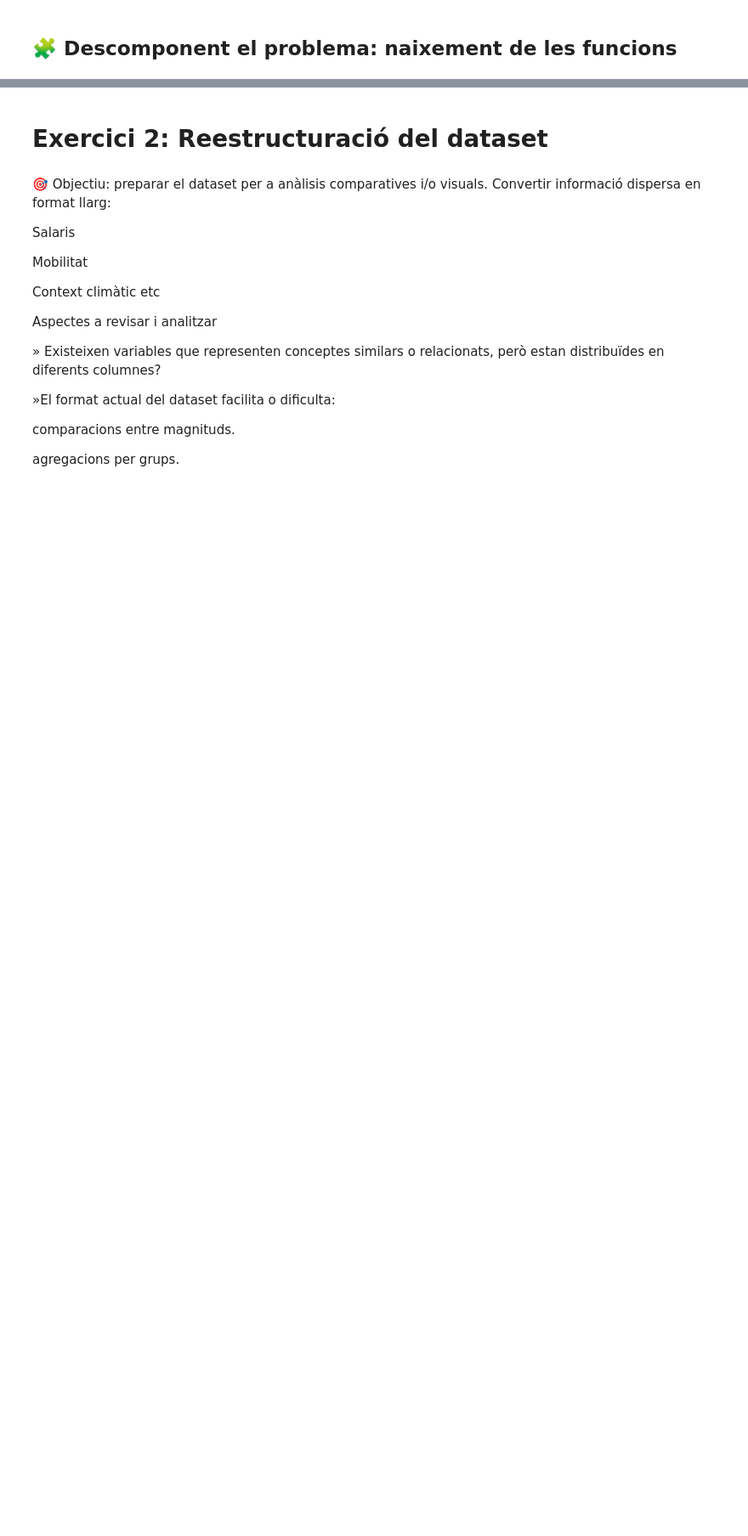
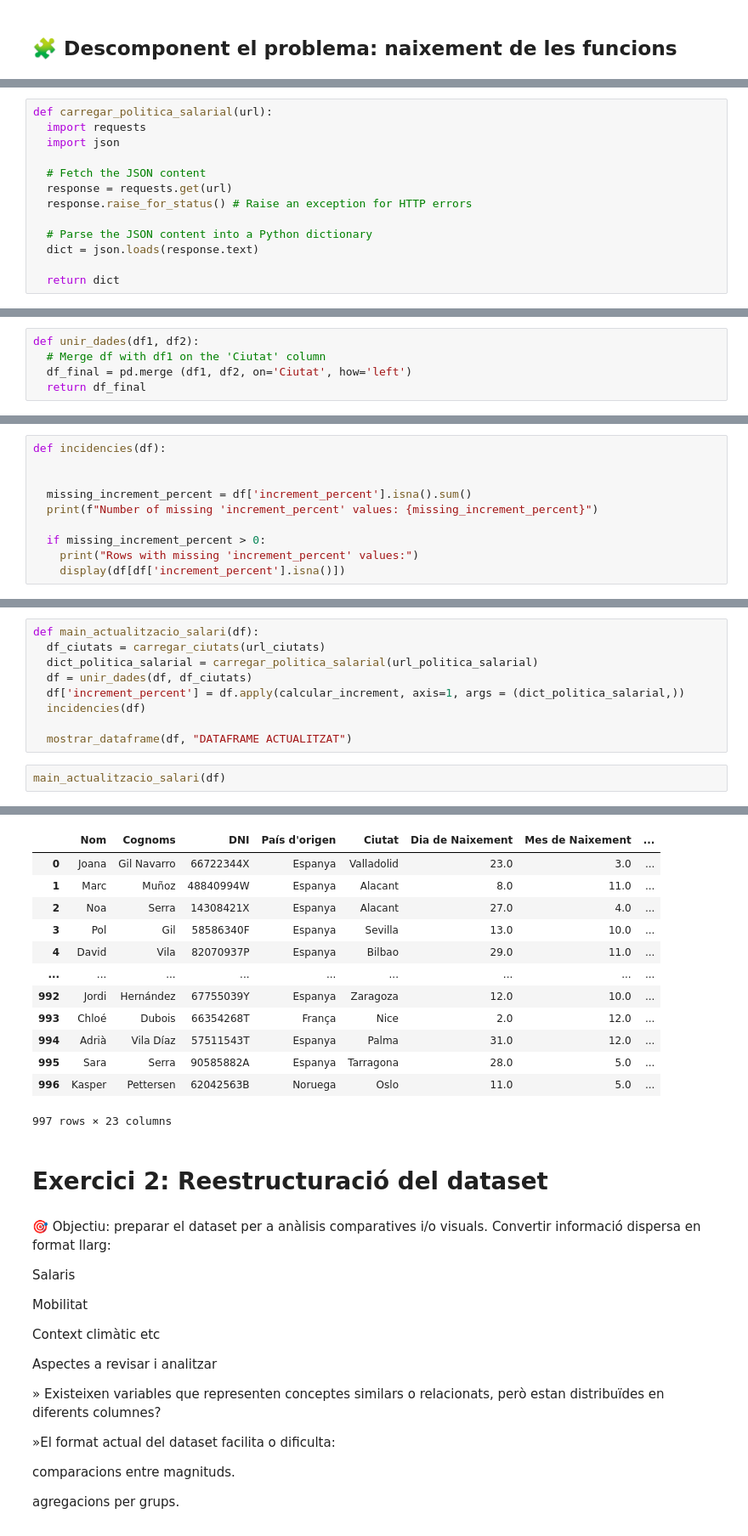
Before and after one commit to roser740/Data-Analytics, a Jupyter notebook: TASQUES S8/TS8_01_roser_carrera.ipynb, the cells around one changed output, grey strips where cells are left out. Shown at 85% size. Cells and saved outputs as stored; diff of their text form; blank space fills up the shorter version.

```diff
--- a/TASQUES S8/TS8_01_roser_carrera.ipynb
+++ b/TASQUES S8/TS8_01_roser_carrera.ipynb
@@ -907,0 +912,13 @@ df = pd.read_excel(url, header=3, index_col=0)
+# %%
+def carregar_politica_salarial(url):
+  import requests
+  import json
+
+  # Fetch the JSON content
+  response = requests.get(url)
+  response.raise_for_status() # Raise an exception for HTTP errors
+
+  # Parse the JSON content into a Python dictionary
+  dict = json.loads(response.text)
+
+  return dict
@@ -907,0 +927,5 @@ df = pd.read_excel(url, header=3, index_col=0)
+# %%
+def unir_dades(df1, df2):
+  # Merge df with df1 on the 'Ciutat' column
+  df_final = pd.merge (df1, df2, on='Ciutat', how='left')
+  return df_final
@@ -907,0 +990,10 @@ df = pd.read_excel(url, header=3, index_col=0)
+# %%
+def incidencies(df):
+
+
+  missing_increment_percent = df['increment_percent'].isna().sum()
+  print(f"Number of missing 'increment_percent' values: {missing_increment_percent}")
+
+  if missing_increment_percent > 0:
+    print("Rows with missing 'increment_percent' values:")
+    display(df[df['increment_percent'].isna()])
@@ -907,0 +1002,12 @@ df = pd.read_excel(url, header=3, index_col=0)
+# %%
+def main_actualitzacio_salari(df):
+  df_ciutats = carregar_ciutats(url_ciutats)
+  dict_politica_salarial = carregar_politica_salarial(url_politica_salarial)
+  df = unir_dades(df, df_ciutats)
+  df['increment_percent'] = df.apply(calcular_increment, axis=1, args = (dict_politica_salarial,))
+  incidencies(df)
+
+  mostrar_dataframe(df, "DATAFRAME ACTUALITZAT")
+# %%
+main_actualitzacio_salari(df)
+# %% [output]
@@ -908,3 +1019,16 @@ df = pd.read_excel(url, header=3, index_col=0)
+|  | Nom | Cognoms | DNI | País d'origen | Ciutat | Dia de Naixement | Mes de Naixement | ... |
+| 0 | Joana | Gil Navarro | 66722344X | Espanya | Valladolid | 23.0 | 3.0 | ... |
+| 1 | Marc | Muñoz | 48840994W | Espanya | Alacant | 8.0 | 11.0 | ... |
+| 2 | Noa | Serra | 14308421X | Espanya | Alacant | 27.0 | 4.0 | ... |
+| 3 | Pol | Gil | 58586340F | Espanya | Sevilla | 13.0 | 10.0 | ... |
+| 4 | David | Vila | 82070937P | Espanya | Bilbao | 29.0 | 11.0 | ... |
+| ... | ... | ... | ... | ... | ... | ... | ... | ... |
+| 992 | Jordi | Hernández | 67755039Y | Espanya | Zaragoza | 12.0 | 10.0 | ... |
+| 993 | Chloé | Dubois | 66354268T | França | Nice | 2.0 | 12.0 | ... |
+| 994 | Adrià | Vila Díaz | 57511543T | Espanya | Palma | 31.0 | 12.0 | ... |
+| 995 | Sara | Serra | 90585882A | Espanya | Tarragona | 28.0 | 5.0 | ... |
+| 996 | Kasper | Pettersen | 62042563B | Noruega | Oslo | 11.0 | 5.0 | ... |
+997 rows × 23 columns
 # %% [markdown]
 # **Exercici 2: Reestructuració del dataset**
 # %% [markdown]
```
Also changed, not shown: parts of 16 cells of this notebook.
